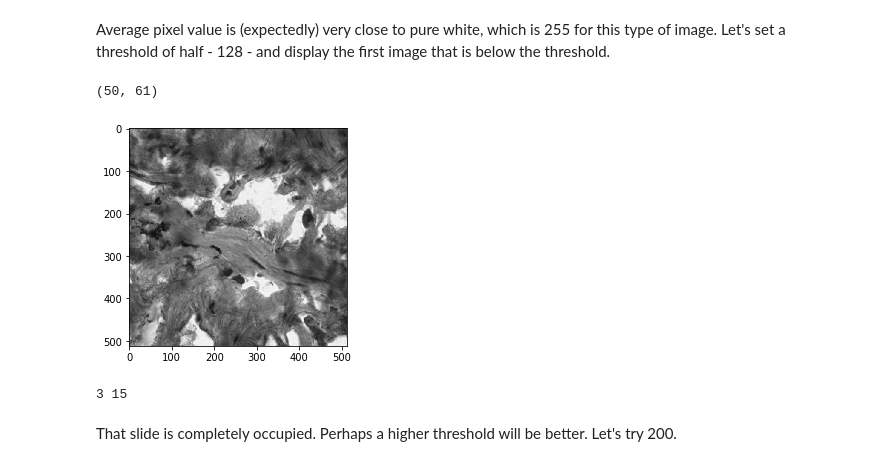
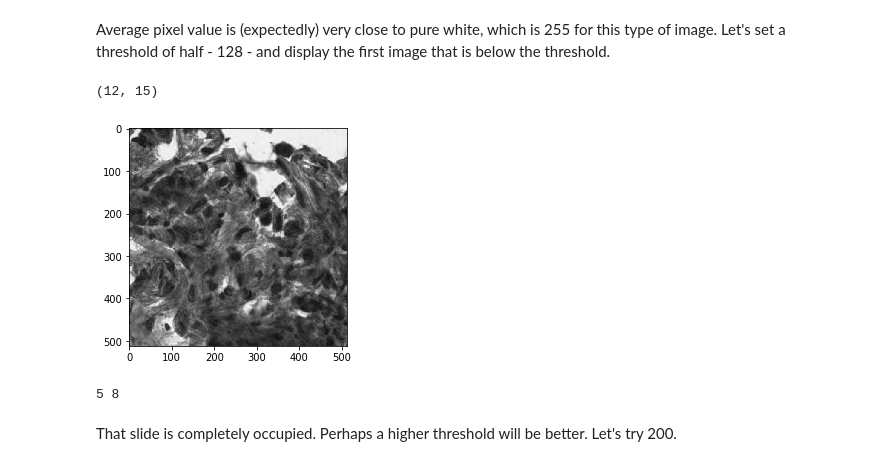
Before and after one commit to sesevgen/Mutation-Detection-with-CNN, a Jupyter notebook: Tempus Computer Vision Challenge.ipynb, the cells around one changed output. Saved outputs shown, nothing was run; the diff lists cells and outputs as text; code cells hidden in the pictures.

```diff
--- a/Tempus Computer Vision Challenge.ipynb
+++ b/Tempus Computer Vision Challenge.ipynb
@@ -64,11 +64,13 @@ plt.imshow(slide.read_region((tile_nr[0]*tile_size,tile_nr[1]*tile_size),0,(tile
 plt.show()
 
 # Let's create a function that returns a tile given slide, location and size.
-def fetch_tile(slide,location,size,level=0,offset=[0,0]):
+def fetch_tile(slide,location,size,downsample=1,offset=[0,0]):
     '''
     Returns a tile as PIL image given a openslide slide, location in X,Y tile space, and tile size (assumed to be square)
     '''
-    return slide.read_region((location[0]*size,location[1]*size),level,(size+offset[0],size+offset[1]))
+    return slide.read_region((location[0]*size,location[1]*size),
+                             slide.get_best_level_for_downsample(downsample),
+                             (size+offset[0],size+offset[1]))
 
 
 # Tile 1,3 is mostly empty. What's the average pixel value in grayscale?
@@ -82,25 +84,26 @@ Average pixel value is (expectedly) very close to pure white, which is 255 for t
 # %%
 import itertools
 
-# Set the threshold
+# Set the threshold and level.
 threshold = 128
+downsample = 1
 
 # Set the bounds as tuple
-bounds = tuple(int(dim/tile_size) for dim in slide.level_dimensions[0])
+bounds = tuple(int(dim/tile_size) for dim in slide.level_dimensions[level])
 print(bounds)
 
 # Loop and find the first tile which is below the threshold
 for i,j in itertools.product(range(bounds[0]),range(bounds[1])):
     image = fetch_tile(slide,[i,j],tile_size).convert('L')
     if np.average(image) < threshold:
         plt.imshow(image)
         plt.show()
         print(i,j)
         break
 # %% [output]
-(50, 61)
+(12, 15)
-[figure, old version]
+[figure, new version]
-3 15
+5 8
 # %% [markdown]
 That slide is completely occupied. Perhaps a higher threshold will be better. Let's try 200.
 # %%
```
Also changed, not shown: parts of 6 cells of this notebook.
